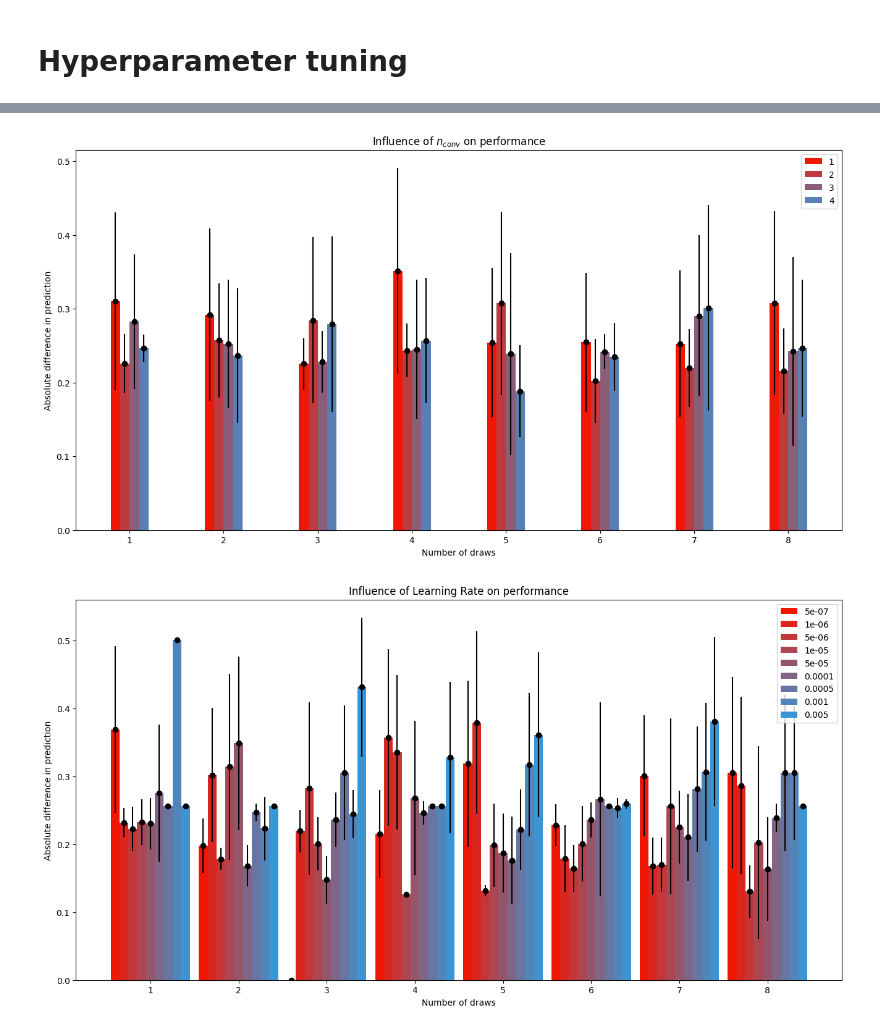
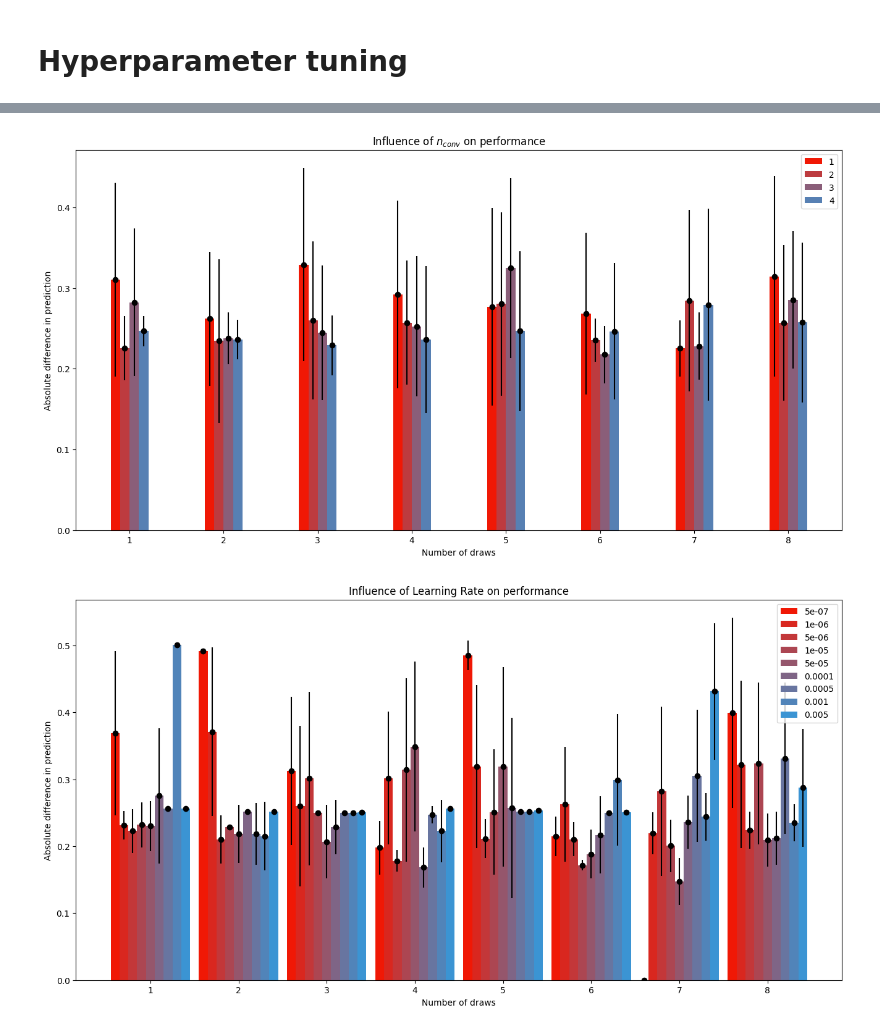
Before and after one commit to npermanne/Paramater_identification_tumour_model, a Jupyter notebook: plots_results.ipynb, the cells around one changed output, grey strips where cells are left out. Drawn from its saved outputs; the diff is of its cells as text; code cells hidden in the pictures.

```diff
--- a/plots_results.ipynb
+++ b/plots_results.ipynb
@@ -134,7 +193,7 @@ parameters_to_study = {
     "BATCH_SIZE":"Batch Size",
     "L2_REGULARIZATION":"L2 Regularization",
     "FEED_FORWARD":"$n_{feed \ forward}$"}
-dataframes = [pd.read_csv(os.path.join("results",f"hyp_search_no_dose_for_{draw}_draws", "performances.csv"), index_col=0) for draw in range(1,9)]
+dataframes = [pd.read_csv(os.path.join("results",f"hyp_search_{dataset}_for_{draw}_draws", "performances.csv"), index_col=0) for draw in range(1,9) for dataset in ["no_dose", "baseline_treatment", "best_model_treatment"]]
 
 def colorFader(c1,c2,mix=0): #fade (linear interpolate) from color c1 (at mix=0) to c2 (mix=1)
     c1=np.array(mpl.colors.to_rgb(c1))
@@ -173,2 +232,2 @@ for parameter_to_study, name in parameters_to_study.items():
-[figure, old version]
+[figure, new version]
-[figure, old version]
+[figure, new version]
```
Also changed, not shown: parts of 4 cells of this notebook, 1 other file.
